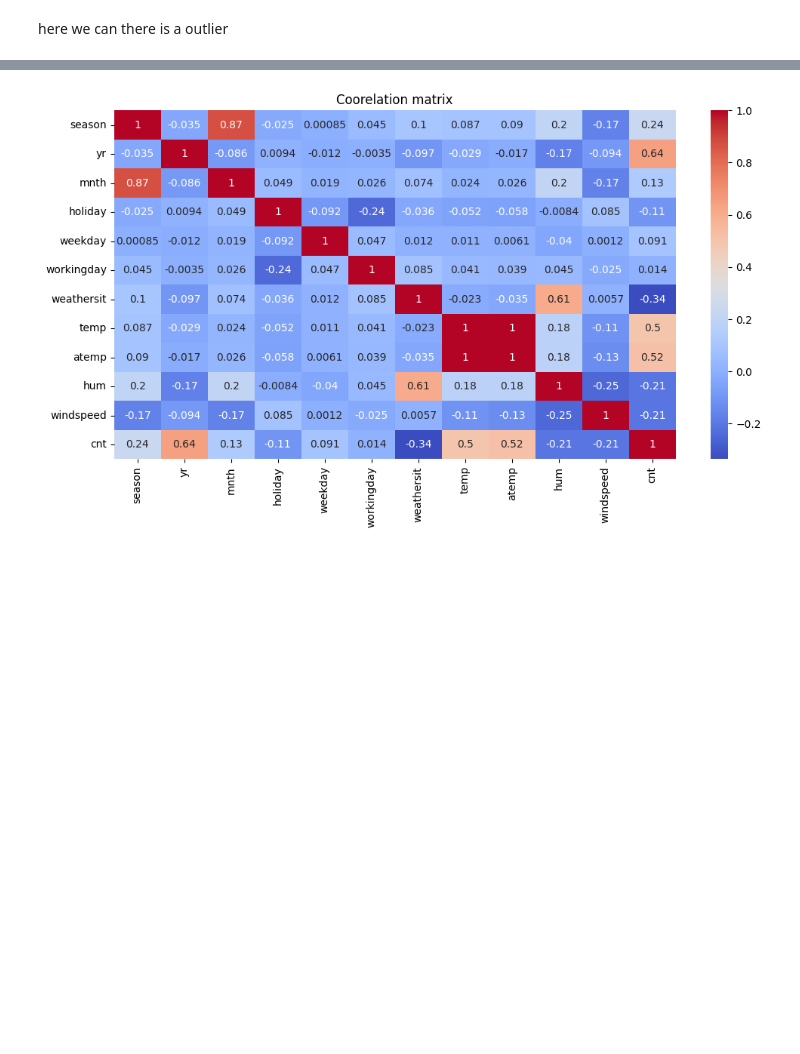
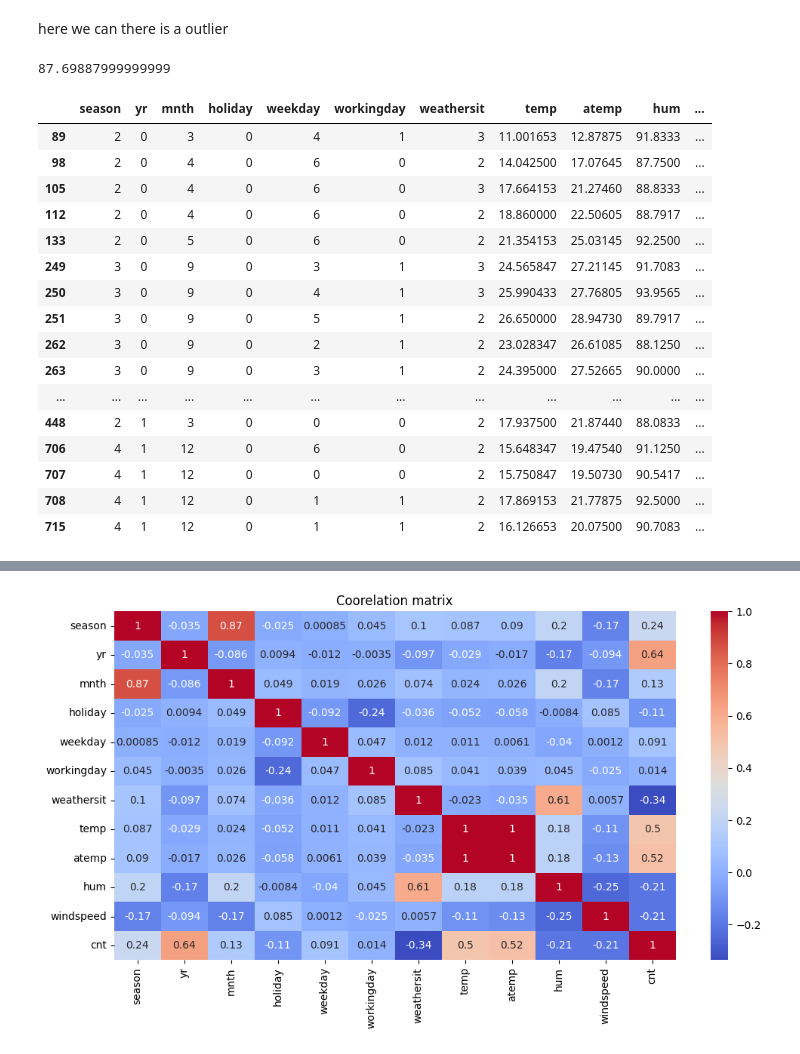
Before and after one commit to MrBinit/US-Home-Prices-Supply-Demand, a Jupyter notebook: assignment.ipynb, the cells around one changed output, grey strips where cells are left out. Saved outputs shown, nothing was run; the diff lists cells and outputs as text; code cells hidden in the pictures; blank space fills up the shorter version.

```diff
--- a/assignment.ipynb
+++ b/assignment.ipynb
@@ -361,10 +361,30 @@ plt.show()
 # %% [markdown]
 here we can there is a outlier
 # %%
-# max_thresold = day_copy['hum'].quantile(0.95)
-# max_thresold
+max_thresold = day_copy['hum'].quantile(0.95)
+max_thresold
+# %% [output]
+87.69887999999999
 # %%
-# day_copy[day_copy['hum']>max_thresold]
+day_copy[day_copy['hum']>max_thresold]
+# %% [output]
+|  | season | yr | mnth | holiday | weekday | workingday | weathersit | temp | atemp | hum | ... |
+| 89 | 2 | 0 | 3 | 0 | 4 | 1 | 3 | 11.001653 | 12.87875 | 91.8333 | ... |
+| 98 | 2 | 0 | 4 | 0 | 6 | 0 | 2 | 14.042500 | 17.07645 | 87.7500 | ... |
+| 105 | 2 | 0 | 4 | 0 | 6 | 0 | 3 | 17.664153 | 21.27460 | 88.8333 | ... |
+| 112 | 2 | 0 | 4 | 0 | 6 | 0 | 2 | 18.860000 | 22.50605 | 88.7917 | ... |
+| 133 | 2 | 0 | 5 | 0 | 6 | 0 | 2 | 21.354153 | 25.03145 | 92.2500 | ... |
+| 249 | 3 | 0 | 9 | 0 | 3 | 1 | 3 | 24.565847 | 27.21145 | 91.7083 | ... |
+| 250 | 3 | 0 | 9 | 0 | 4 | 1 | 3 | 25.990433 | 27.76805 | 93.9565 | ... |
+| 251 | 3 | 0 | 9 | 0 | 5 | 1 | 2 | 26.650000 | 28.94730 | 89.7917 | ... |
+| 262 | 3 | 0 | 9 | 0 | 2 | 1 | 2 | 23.028347 | 26.61085 | 88.1250 | ... |
+| 263 | 3 | 0 | 9 | 0 | 3 | 1 | 2 | 24.395000 | 27.52665 | 90.0000 | ... |
+| ... | ... | ... | ... | ... | ... | ... | ... | ... | ... | ... | ... |
+| 448 | 2 | 1 | 3 | 0 | 0 | 0 | 2 | 17.937500 | 21.87440 | 88.0833 | ... |
+| 706 | 4 | 1 | 12 | 0 | 6 | 0 | 2 | 15.648347 | 19.47540 | 91.1250 | ... |
+| 707 | 4 | 1 | 12 | 0 | 0 | 0 | 2 | 15.750847 | 19.50730 | 90.5417 | ... |
+| 708 | 4 | 1 | 12 | 0 | 1 | 1 | 2 | 17.869153 | 21.77875 | 92.5000 | ... |
+| 715 | 4 | 1 | 12 | 0 | 1 | 1 | 2 | 16.126653 | 20.07500 | 90.7083 | ... |
 # %%
 max_threshold = day_copy['temp'].quantile(0.95)
 day_copy = day_copy[day_copy['temp'] <= max_threshold]
```
Also changed, not shown: parts of 27 cells of this notebook.
